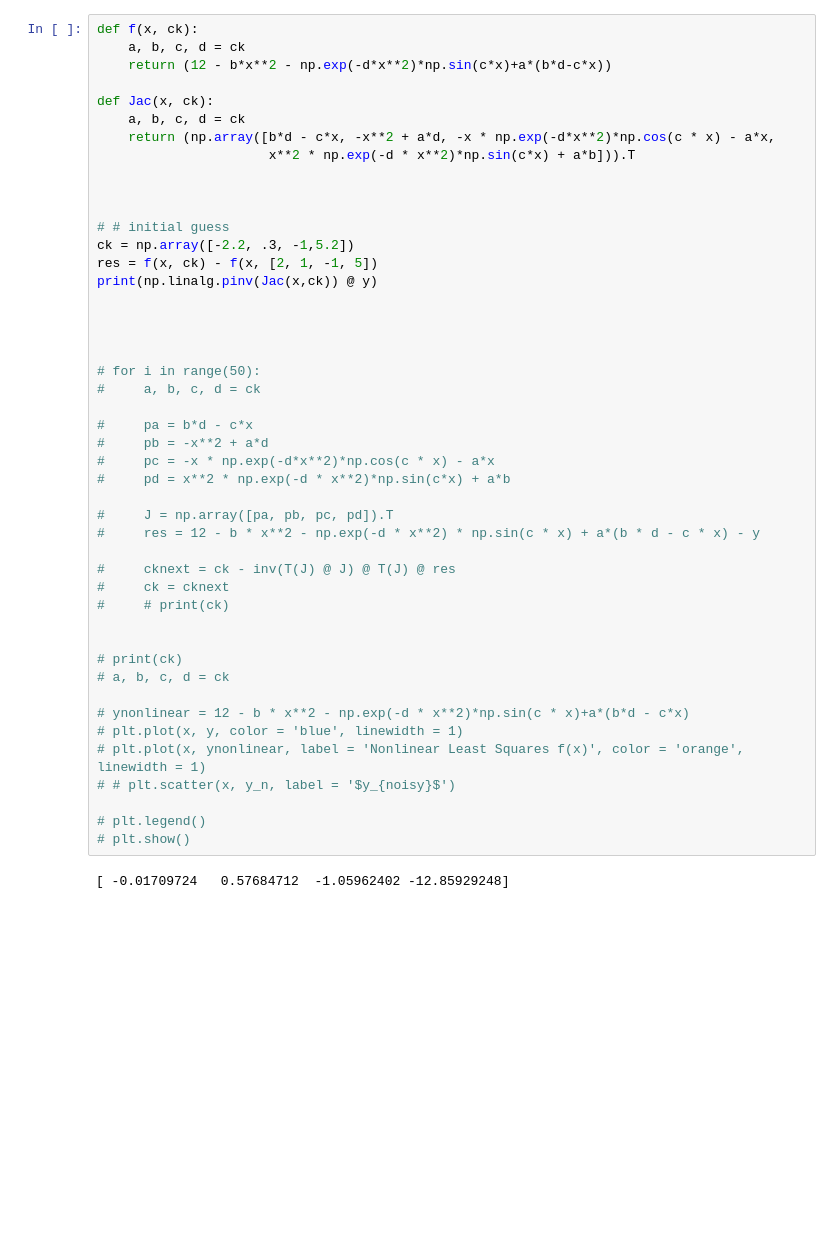
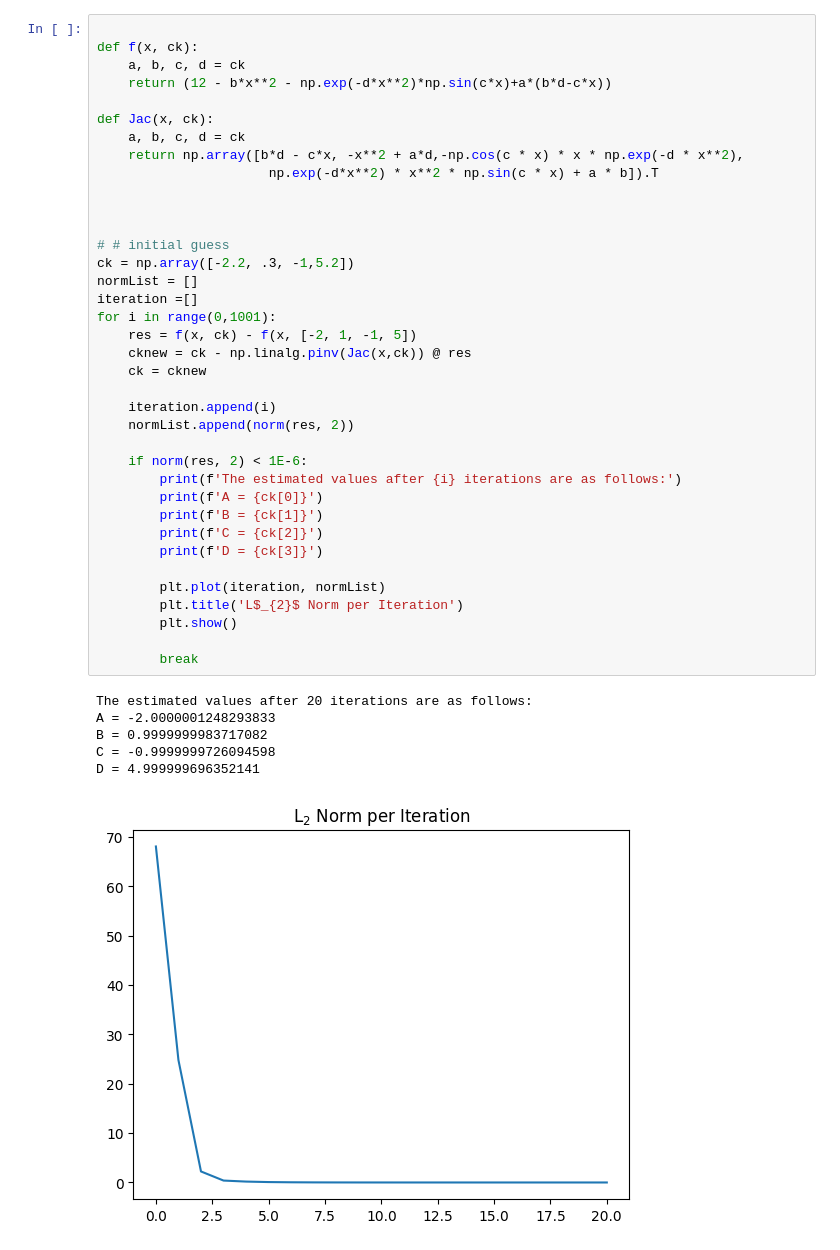
Before and after one commit to h-e-t/AERO222, a Jupyter notebook: HW3/TruebaHW3.ipynb, the cells around one changed output. Drawn from its saved outputs; the diff is of its cells as text; blank space fills up the shorter version.

```diff
--- a/HW3/TruebaHW3.ipynb
+++ b/HW3/TruebaHW3.ipynb
@@ -76,48 +96,44 @@ plt.show()
 # %%
+
 def f(x, ck):
     a, b, c, d = ck
     return (12 - b*x**2 - np.exp(-d*x**2)*np.sin(c*x)+a*(b*d-c*x))
 
 def Jac(x, ck):
     a, b, c, d = ck
-    return (np.array([b*d - c*x, -x**2 + a*d, -x * np.exp(-d*x**2)*np.cos(c * x) - a*x,
-                      x**2 * np.exp(-d * x**2)*np.sin(c*x) + a*b])).T
+    return np.array([b*d - c*x, -x**2 + a*d,-np.cos(c * x) * x * np.exp(-d * x**2),
+                      np.exp(-d*x**2) * x**2 * np.sin(c * x) + a * b]).T
 
 
 
 # # initial guess
 ck = np.array([-2.2, .3, -1,5.2])
-res = f(x, ck) - f(x, [2, 1, -1, 5])
-print(np.linalg.pinv(Jac(x,ck)) @ y)
+normList = []
+iteration =[]
+for i in range(0,1001):
+    res = f(x, ck) - f(x, [-2, 1, -1, 5])
+    cknew = ck - np.linalg.pinv(Jac(x,ck)) @ res
+    ck = cknew
 
+    iteration.append(i)
+    normList.append(norm(res, 2))
 
+    if norm(res, 2) < 1E-6:
+        print(f'The estimated values after {i} iterations are as follows:')
+        print(f'A = {ck[0]}')
+        print(f'B = {ck[1]}')
+        print(f'C = {ck[2]}')
+        print(f'D = {ck[3]}')
 
+        plt.plot(iteration, normList)
+        plt.title('L$_{2}$ Norm per Iteration')
+        plt.show()
 
-# for i in range(50):
-#     a, b, c, d = ck
-
-#     pa = b*d - c*x
-#     pb = -x**2 + a*d
-#     pc = -x * np.exp(-d*x**2)*np.cos(c * x) - a*x
-#     pd = x**2 * np.exp(-d * x**2)*np.sin(c*x) + a*b
-
-#     J = np.array([pa, pb, pc, pd]).T
-#     res = 12 - b * x**2 - np.exp(-d * x**2) * np.sin(c * x) + a*(b * d - c * x) - y
-
-#     cknext = ck - inv(T(J) @ J) @ T(J) @ res
-#     ck = cknext
-#     # print(ck)
-
-
-# print(ck)
-# a, b, c, d = ck
-
-# ynonlinear = 12 - b * x**2 - np.exp(-d * x**2)*np.sin(c * x)+a*(b*d - c*x)
-# plt.plot(x, y, color = 'blue', linewidth = 1)
-# plt.plot(x, ynonlinear, label = 'Nonlinear Least Squares f(x)', color = 'orange', linewidth = 1)
-# # plt.scatter(x, y_n, label = '$y_{noisy}$')
-
-# plt.legend()
-# plt.show()
+        break
 # %% [output]
-[ -0.01709724   0.57684712  -1.05962402 -12.85929248]
+The estimated values after 20 iterations are as follows:
+A = -2.0000001248293833
+B = 0.9999999983717082
+C = -0.9999999726094598
+D = 4.999999696352141
+[figure, added]
```
Also changed, not shown: parts of 4 cells of this notebook.
